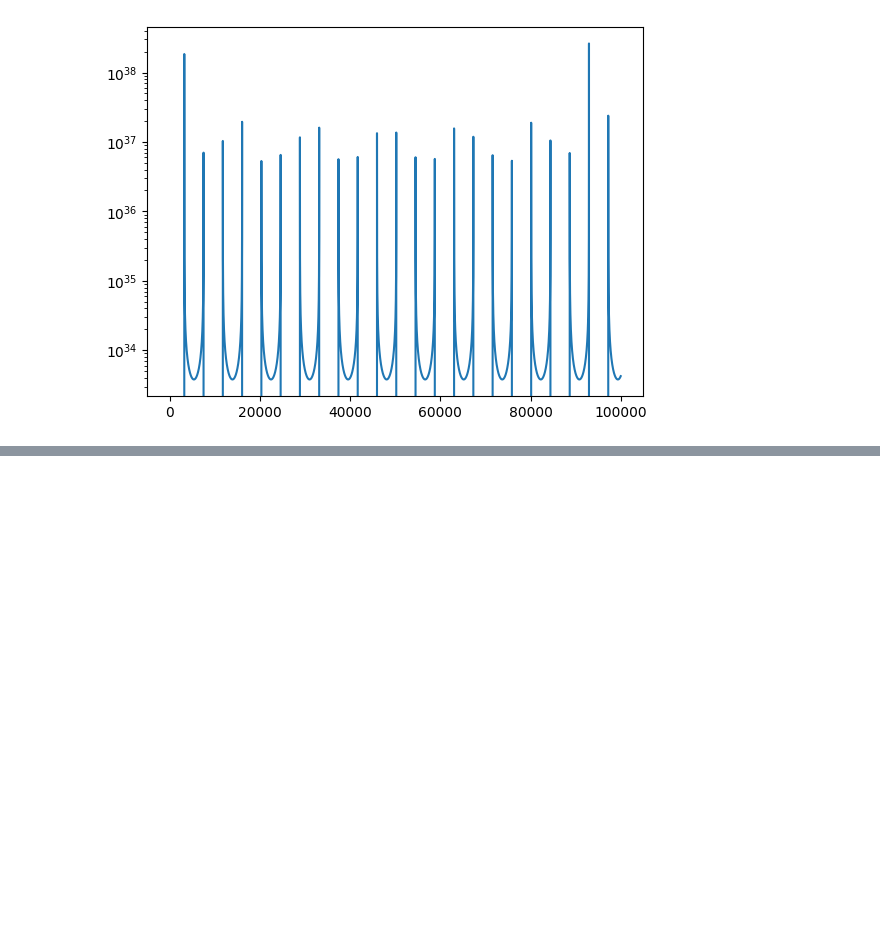
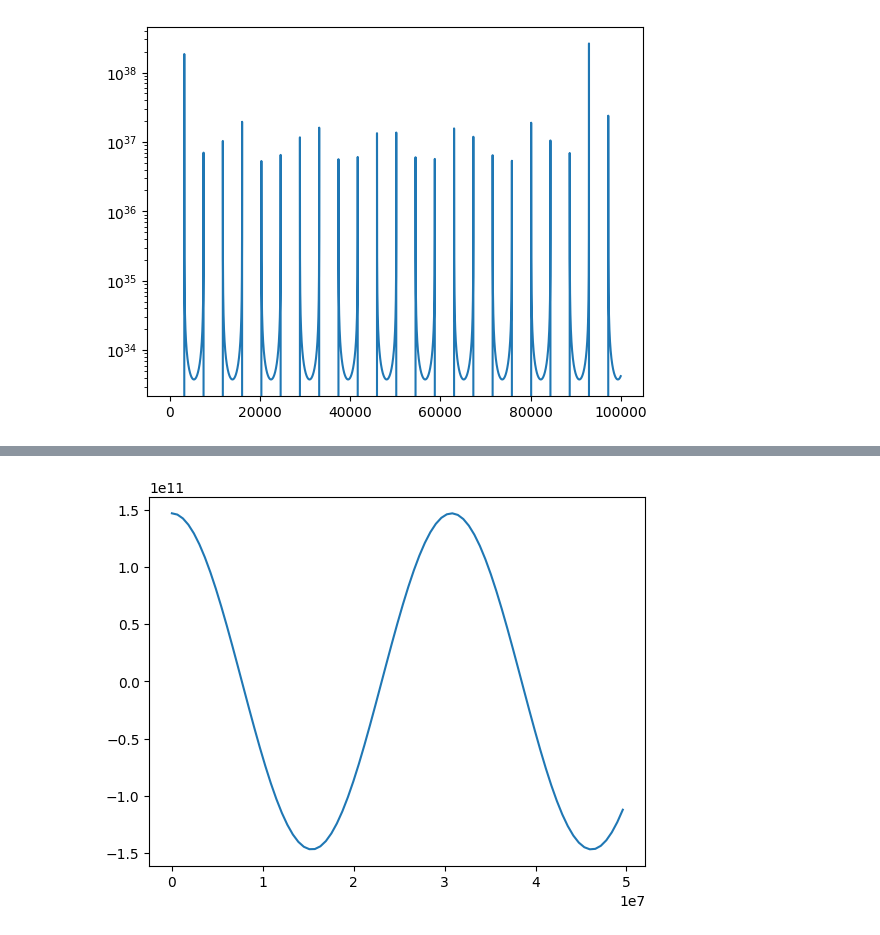
Before and after one commit to gamer39/Physique_numerique, a Jupyter notebook: Tp3/tp3.ipynb, the cells around one changed output, grey strips where cells are left out. Saved outputs shown, nothing was run; the diff lists cells and outputs as text; code cells hidden in the pictures; blank space fills up the shorter version.

```diff
--- a/Tp3/tp3.ipynb
+++ b/Tp3/tp3.ipynb
@@ -105,0 +145,60 @@ plt.show()
+# %%
+#d) Bulirsch-Stoer
+
+
+def f(r):
+    return((-G.value * M_sun.value * r/r_0**3))
+
+def g(r):
+    x = r[0]
+    v = r[1]
+    fx=v
+    fv=f(x)
+    return np.array([fx, fv],float)
+
+def Bulirsch(a, b, H, r_0, v_0, delta):
+    tpoints = np.arange(a, b, H)
+    xpoints = []
+    r = np.array([r_0, 0.0], float)
+
+    for t in tpoints:
+        xpoints.append(r[0])
+        n = 1
+        r1 = r+ 0.5*H*g(r)
+        r2 = r + H*f(r1)
+
+        R1 = np.empty([1,2],float)
+        R1[0] = 0.5*(r1+r2+0.5*H*f(r2))
+
+        error=2*H*delta
+        while error > H*delta:
+            n += 1
+            h = H/n
+
+            r1 = r + 0.5*h*g(r)
+            r2 = r + h*g(r1)
+
+            for i in range(n-1):
+                r1 += h*g(r2)
+                r2 += h*g(r1)
+            R2 = R1
+            R1 = np.empty([n,2], float)
+            R1[0] = 0.5*(r1+r2+0.5*h*g(r2))
+
+            for m in range (1, n):
+                epsilon = (R1[m-1]-R2[m-1])/((n/(n-1))**(2*m)-1)
+                R1[m] = R1[m-1] + epsilon
+            error = abs(epsilon[0])
+        r = R1[n-1]
+    return(xpoints, tpoints)
+
+r_0 = 1.4710e11 # m
+v_0 = 3.0287e4#m/s
+
+
+r, t = Bulirsch(0, 50000000, 3600*24*7, r_0, v_0, 1000/(365*24*3600))
+
+plt.plot(t, r)
+plt.show()
+# %% [output]
+[figure, added]
```
Also changed, not shown: parts of 3 cells of this notebook.
